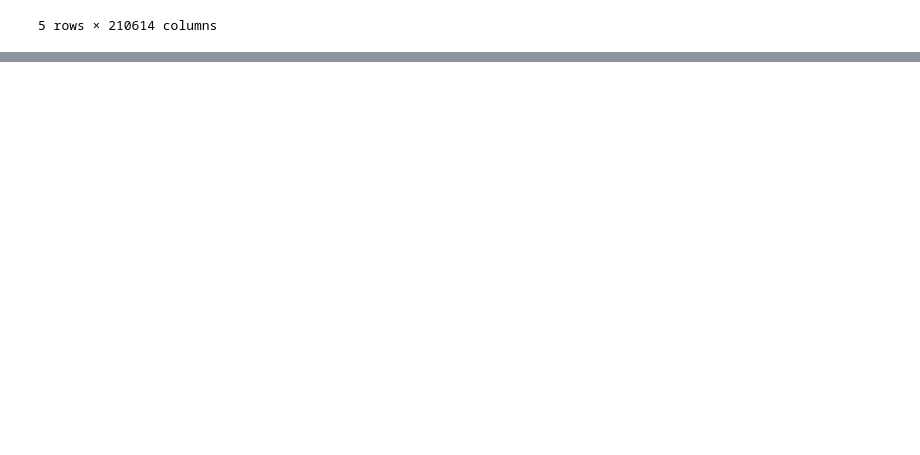
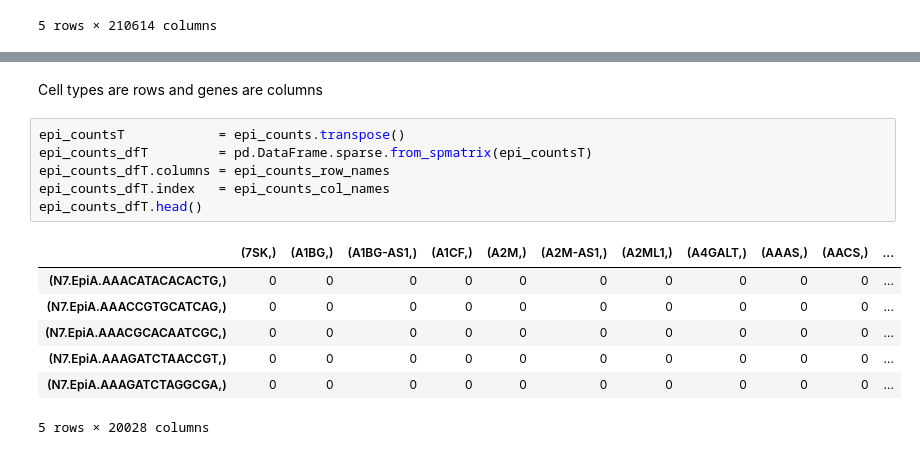
Before and after one commit to tschwebke/Capstone-Project, a Jupyter notebook: capstone.ipynb, the cells around one changed output, grey strips where cells are left out. Cells and saved outputs as stored; diff of their text form; blank space fills up the shorter version.

```diff
--- a/capstone.ipynb
+++ b/capstone.ipynb
@@ -57,0 +100,16 @@ imm_counts_df.head()
+# %% [markdown]
+Cell types are rows and genes are columns
+# %%
+epi_countsT            = epi_counts.transpose()
+epi_counts_dfT         = pd.DataFrame.sparse.from_spmatrix(epi_countsT)
+epi_counts_dfT.columns = epi_counts_row_names
+epi_counts_dfT.index   = epi_counts_col_names
+epi_counts_dfT.head()
+# %% [output]
+|  | (7SK,) | (A1BG,) | (A1BG-AS1,) | (A1CF,) | (A2M,) | (A2M-AS1,) | (A2ML1,) | (A4GALT,) | (AAAS,) | (AACS,) | ... |
+| (N7.EpiA.AAACATACACACTG,) | 0 | 0 | 0 | 0 | 0 | 0 | 0 | 0 | 0 | 0 | ... |
+| (N7.EpiA.AAACCGTGCATCAG,) | 0 | 0 | 0 | 0 | 0 | 0 | 0 | 0 | 0 | 0 | ... |
+| (N7.EpiA.AAACGCACAATCGC,) | 0 | 0 | 0 | 0 | 0 | 0 | 0 | 0 | 0 | 0 | ... |
+| (N7.EpiA.AAAGATCTAACCGT,) | 0 | 0 | 0 | 0 | 0 | 0 | 0 | 0 | 0 | 0 | ... |
+| (N7.EpiA.AAAGATCTAGGCGA,) | 0 | 0 | 0 | 0 | 0 | 0 | 0 | 0 | 0 | 0 | ... |
+5 rows × 20028 columns
```
Also changed, not shown: parts of 31 cells of this notebook.
